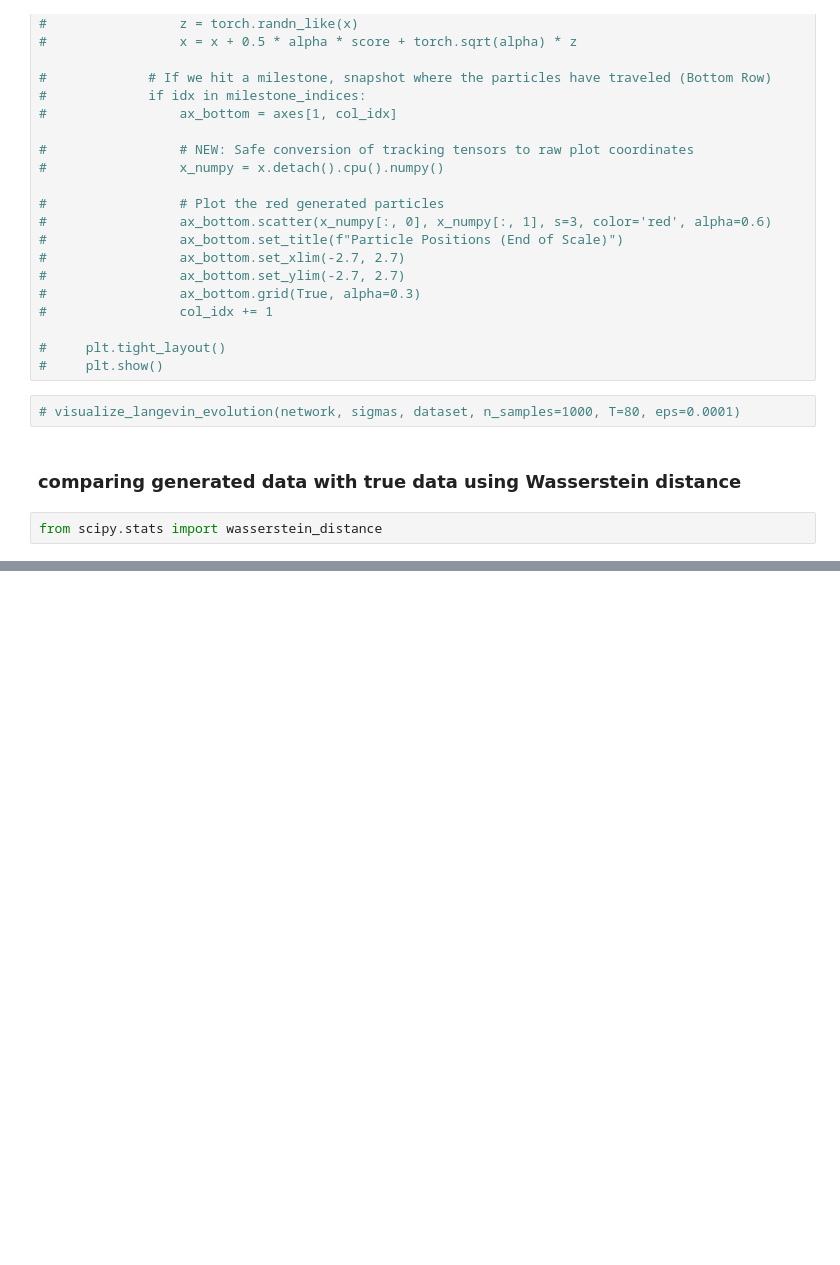
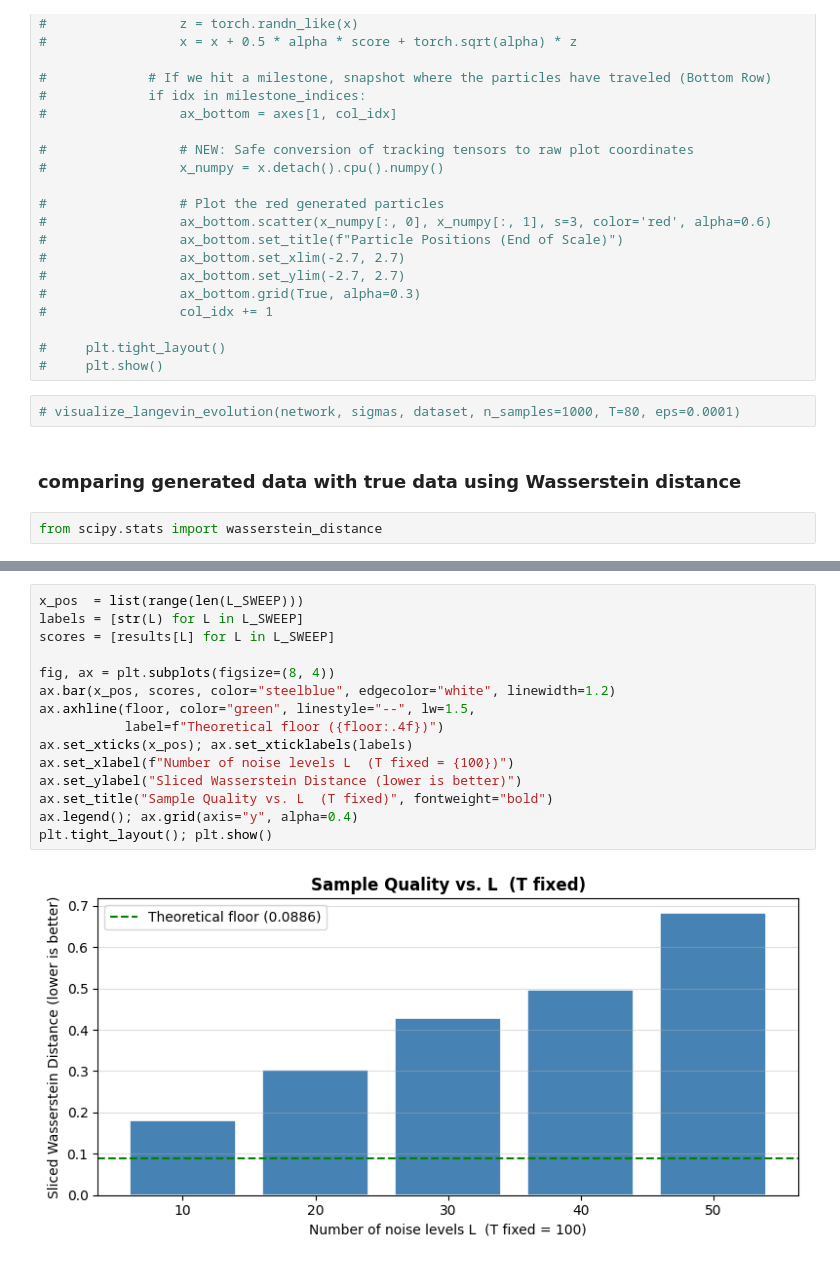
Before and after one commit to sj-rai/annealed-langevin-dsm, a Jupyter notebook: experiment.ipynb, the cells around one changed output, grey strips where cells are left out. Drawn from its saved outputs; the diff is of its cells as text; blank space fills up the shorter version.

```diff
--- a/experiment.ipynb
+++ b/experiment.ipynb
@@ -447,0 +492,17 @@ Theoretical 'Perfect' Score Limit: 0.0457
+# %%
+x_pos  = list(range(len(L_SWEEP)))
+labels = [str(L) for L in L_SWEEP]
+scores = [results[L] for L in L_SWEEP]
+
+fig, ax = plt.subplots(figsize=(8, 4))
+ax.bar(x_pos, scores, color="steelblue", edgecolor="white", linewidth=1.2)
+ax.axhline(floor, color="green", linestyle="--", lw=1.5,
+           label=f"Theoretical floor ({floor:.4f})")
+ax.set_xticks(x_pos); ax.set_xticklabels(labels)
+ax.set_xlabel(f"Number of noise levels L  (T fixed = {100})")
+ax.set_ylabel("Sliced Wasserstein Distance (lower is better)")
+ax.set_title("Sample Quality vs. L  (T fixed)", fontweight="bold")
+ax.legend(); ax.grid(axis="y", alpha=0.4)
+plt.tight_layout(); plt.show()
+# %% [output]
+[figure, added]
```
Also changed, not shown: parts of 10 cells of this notebook.
